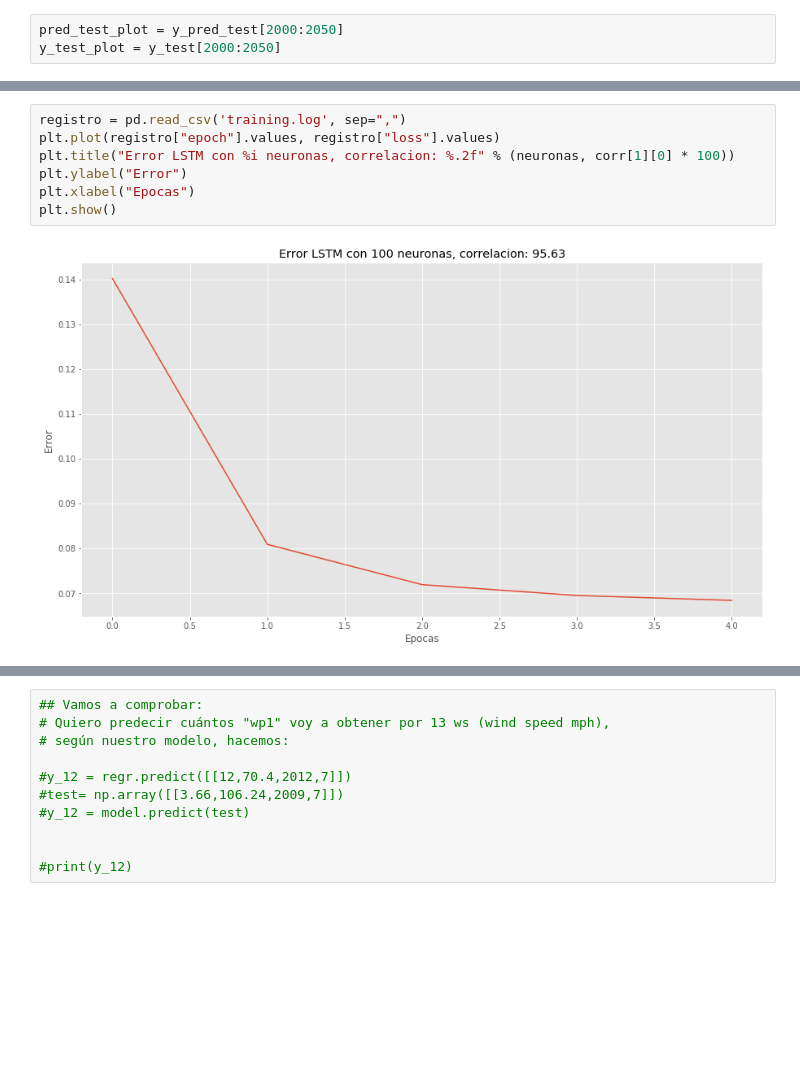
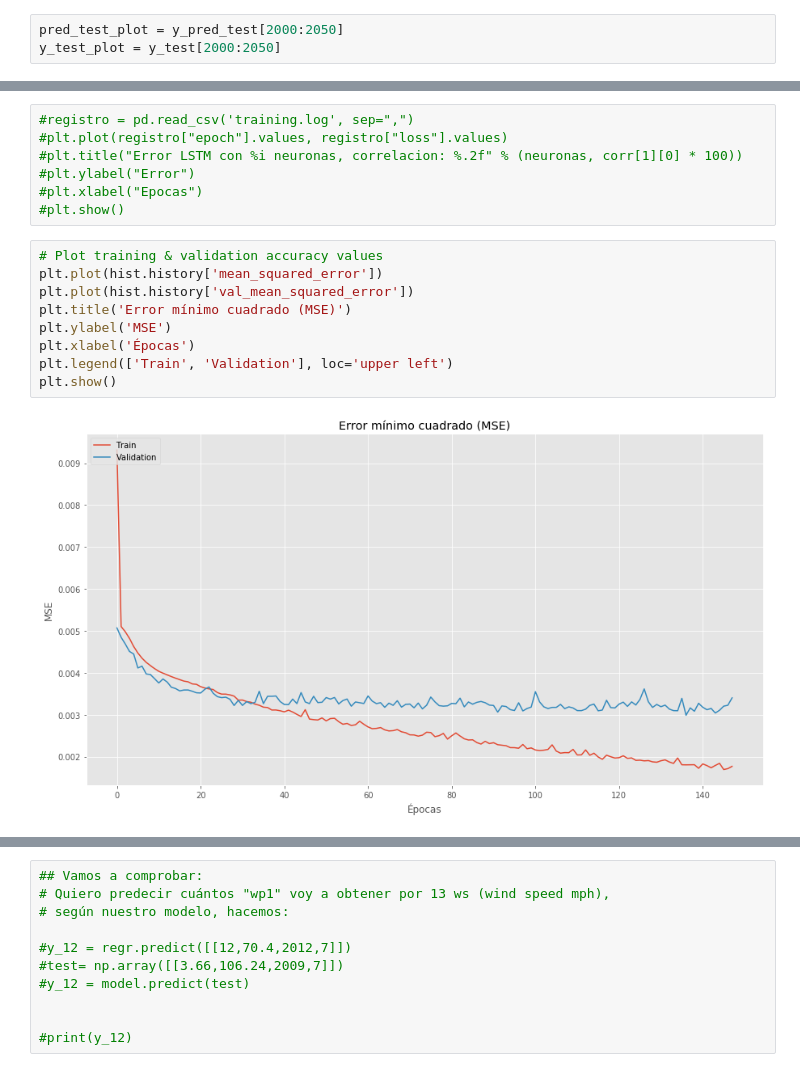
Before and after one commit to manumoya/TesisCivInfUSACH, a Jupyter notebook: 06.JupiterNote/reg_deepLSTM.ipynb, the cells around one changed output, grey strips where cells are left out. Saved outputs shown, nothing was run; the diff lists cells and outputs as text; blank space fills up the shorter version.

```diff
--- a/06.JupiterNote/reg_deepLSTM.ipynb
+++ b/06.JupiterNote/reg_deepLSTM.ipynb
@@ -258,12 +256,21 @@ plt.show()
 # %%
-registro = pd.read_csv('training.log', sep=",")
-plt.plot(registro["epoch"].values, registro["loss"].values)
-plt.title("Error LSTM con %i neuronas, correlacion: %.2f" % (neuronas, corr[1][0] * 100))
-plt.ylabel("Error")
-plt.xlabel("Epocas")
-plt.show()
+#registro = pd.read_csv('training.log', sep=",")
+#plt.plot(registro["epoch"].values, registro["loss"].values)
+#plt.title("Error LSTM con %i neuronas, correlacion: %.2f" % (neuronas, corr[1][0] * 100))
+#plt.ylabel("Error")
+#plt.xlabel("Epocas")
+#plt.show()
-# %% [output]
-[figure, removed]
+# %%
+# Plot training & validation accuracy values
+plt.plot(hist.history['mean_squared_error'])
+plt.plot(hist.history['val_mean_squared_error'])
+plt.title('Error mínimo cuadrado (MSE)')
+plt.ylabel('MSE')
+plt.xlabel('Épocas')
+plt.legend(['Train', 'Validation'], loc='upper left')
+plt.show()
+# %% [output]
+[figure, added]
 # %%
 print(hist.history.keys())
 # %% [output]
```
Also changed, not shown: parts of 22 cells of this notebook, 15 other files.
